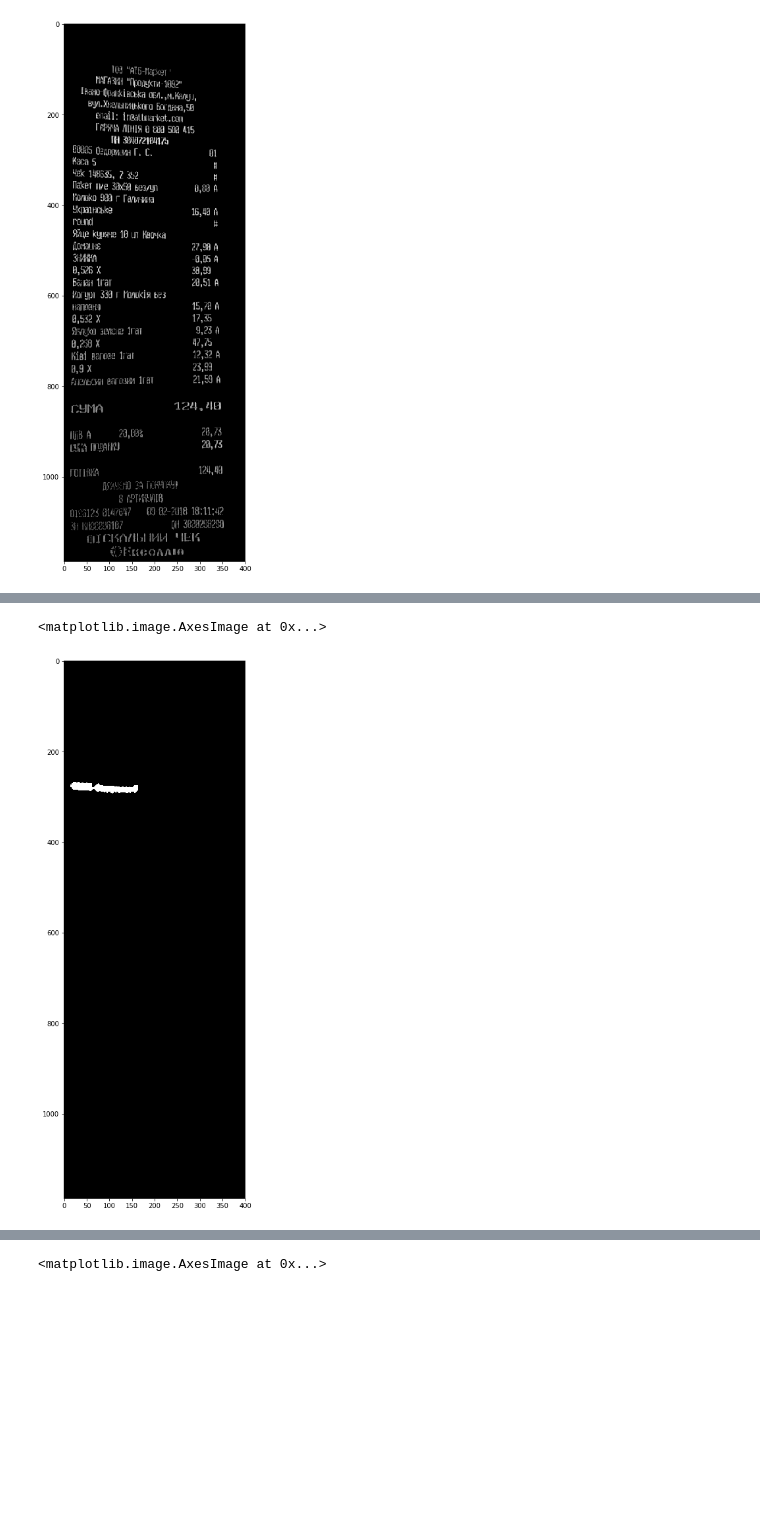
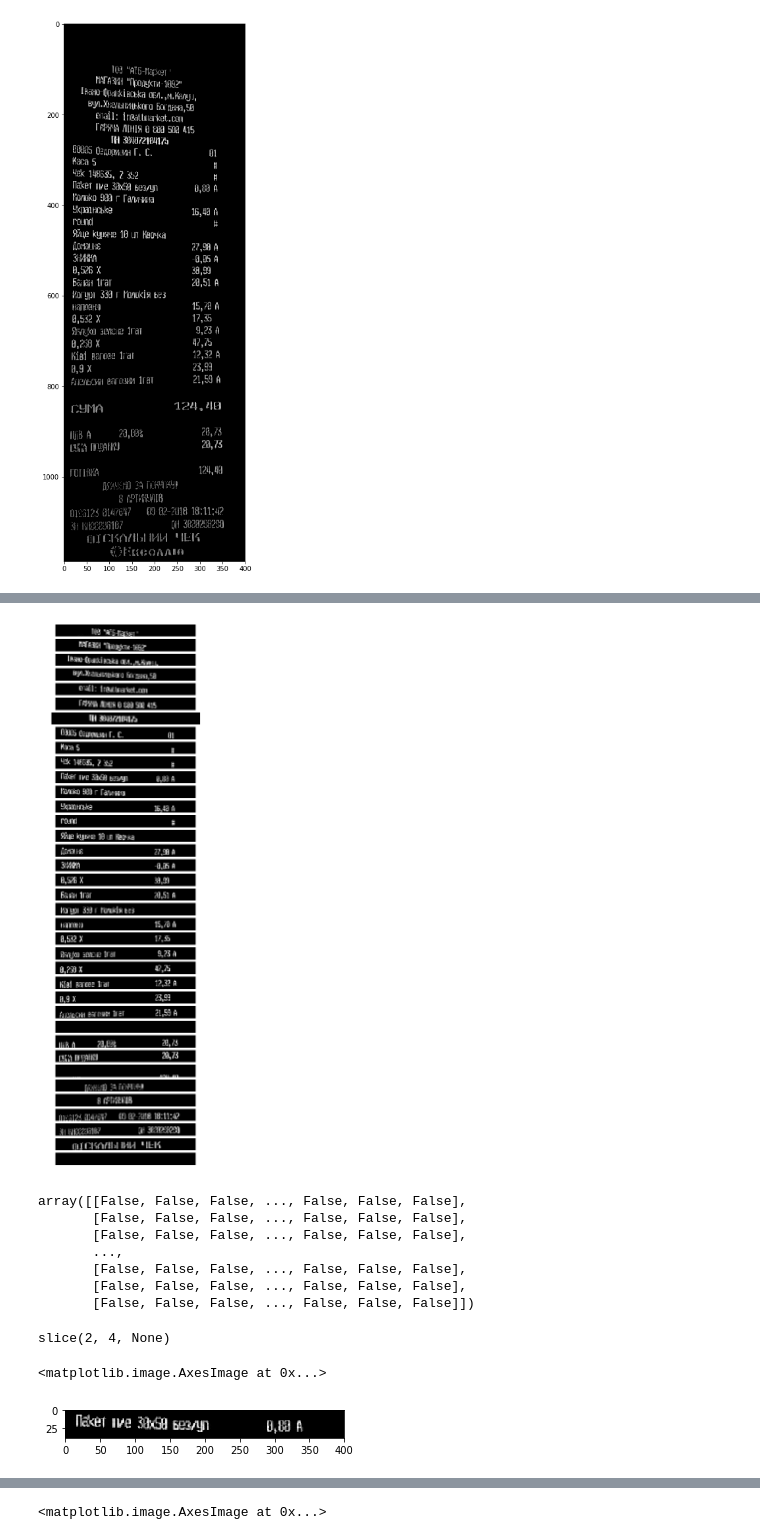
Before and after one commit to wolterlw/bill_recognition, a Jupyter notebook: ImagePreprocessing.ipynb, the cells around one changed output, grey strips where cells are left out. Drawn from its saved outputs; the diff is of its cells as text; code cells hidden in the pictures; blank space fills up the shorter version.

Commit message:
changed line splitting scheme

```diff
--- a/ImagePreprocessing.ipynb
+++ b/ImagePreprocessing.ipynb
@@ -109,6 +109,9 @@ plt.imshow(im_bin)
 # %% [output]
 <matplotlib.image.AxesImage at 0x...>
 [figure]
+# %%
+im_bin = cv2.imread('../index.jpeg')[:,:,0]
+im_bin = cv2.resize(im_bin,(400,1200))
 # %%
 er_kernel = np.array([[1,1,1],
                       [1,1,1],
@@ -142,2 +131,0 @@ plt.hlines([x[1] for x in lines],0,399,color='r')
-# %%
-labls,res = cv2.connectedComponents((mask>0).astype('uint8'))
@@ -144,5 +160,28 @@ labls,res = cv2.connectedComponents((mask>0).astype('uint8'))
+# %%
+f,ax = plt.subplots(len(im_lines),1,figsize=(15,20))
+for a,l in zip(ax,im_lines):
+    a.imshow(l[:35,:])
+    a.axis('off')
+
+plt.subplots_adjust(left=0)
+# %% [output]
+[figure, added]
+# %%
+res == 1
+# %% [output]
+array([[False, False, False, ..., False, False, False],
+       [False, False, False, ..., False, False, False],
+       [False, False, False, ..., False, False, False],
+       ...,
+       [False, False, False, ..., False, False, False],
+       [False, False, False, ..., False, False, False],
+       [False, False, False, ..., False, False, False]])
+# %%
+np.s_[2:4]
+# %% [output]
+slice(2, 4, None)
 # %%
-plt.imshow(res==10)
+plt.imshow(((res == 10) * im_bin)[345:385])
 # %% [output]
 <matplotlib.image.AxesImage at 0x...>
-[figure, old version]
+[figure, new version]
```
Also changed, not shown: parts of 10 cells of this notebook.
